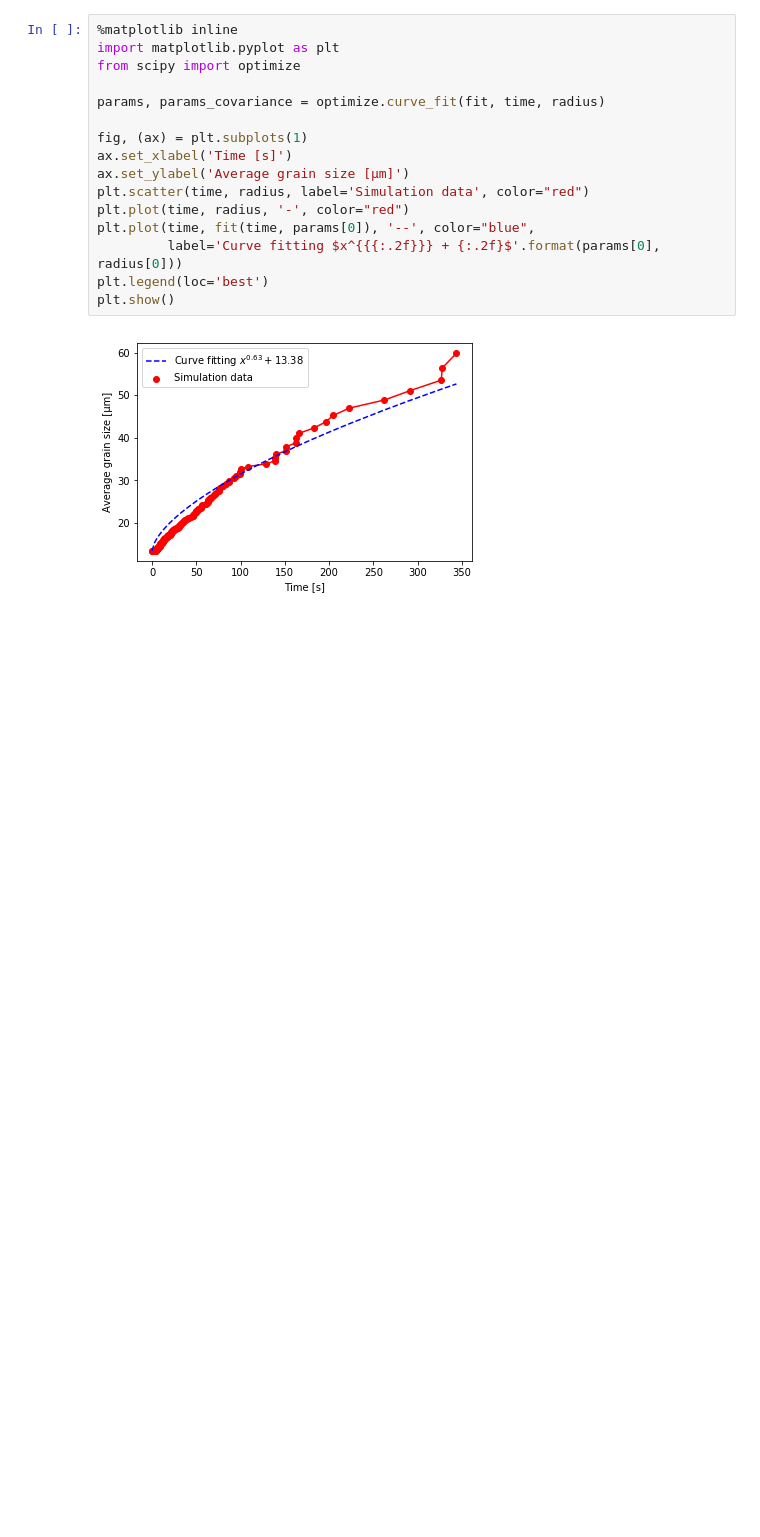
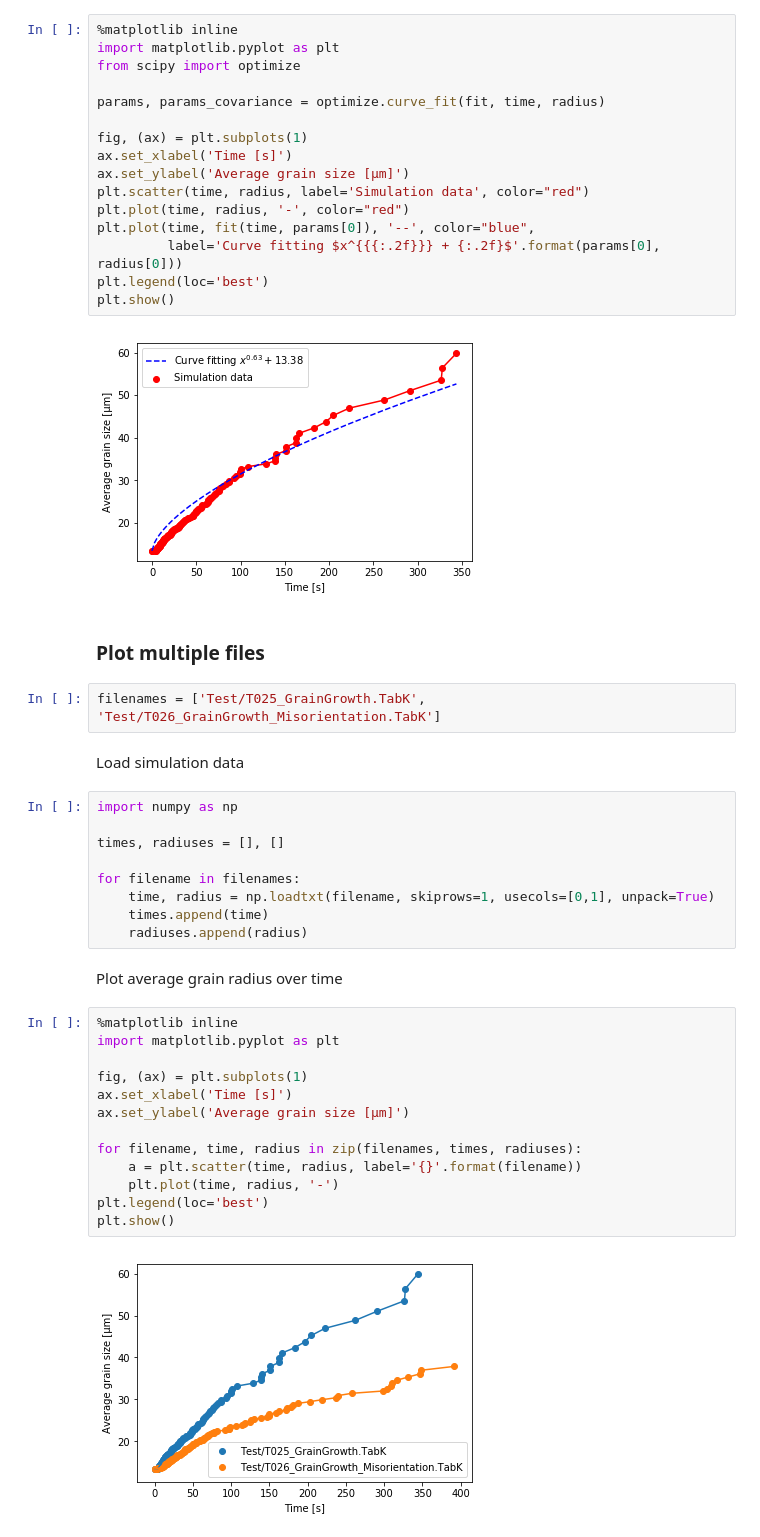
Before and after one commit to lukas-koschmieder/micress-ipynb, a Jupyter notebook: MICRESS-Matplotlib.ipynb, the cells around one changed output. Saved outputs shown, nothing was run; the diff lists cells and outputs as text; blank space fills up the shorter version.

Commit message:
Plot multiple files

```diff
--- a/MICRESS-Matplotlib.ipynb
+++ b/MICRESS-Matplotlib.ipynb
@@ -35,3 +39,35 @@ plt.legend(loc='best')
 plt.show()
 # %% [output]
 [figure]
+# %% [markdown]
+### Plot multiple files
+# %%
+filenames = ['Test/T025_GrainGrowth.TabK', 'Test/T026_GrainGrowth_Misorientation.TabK']
+# %% [markdown]
+Load simulation data
+# %%
+import numpy as np
+
+times, radiuses = [], []
+
+for filename in filenames:
+    time, radius = np.loadtxt(filename, skiprows=1, usecols=[0,1], unpack=True)
+    times.append(time)
+    radiuses.append(radius)
+# %% [markdown]
+Plot average grain radius over time
+# %%
+%matplotlib inline
+import matplotlib.pyplot as plt
+
+fig, (ax) = plt.subplots(1)
+ax.set_xlabel('Time [s]')
+ax.set_ylabel('Average grain size [μm]')
+
+for filename, time, radius in zip(filenames, times, radiuses):
+    a = plt.scatter(time, radius, label='{}'.format(filename))
+    plt.plot(time, radius, '-')
+plt.legend(loc='best')
+plt.show()
+# %% [output]
+[figure, added]
```
Also changed, not shown: parts of 1 cell of this notebook.
